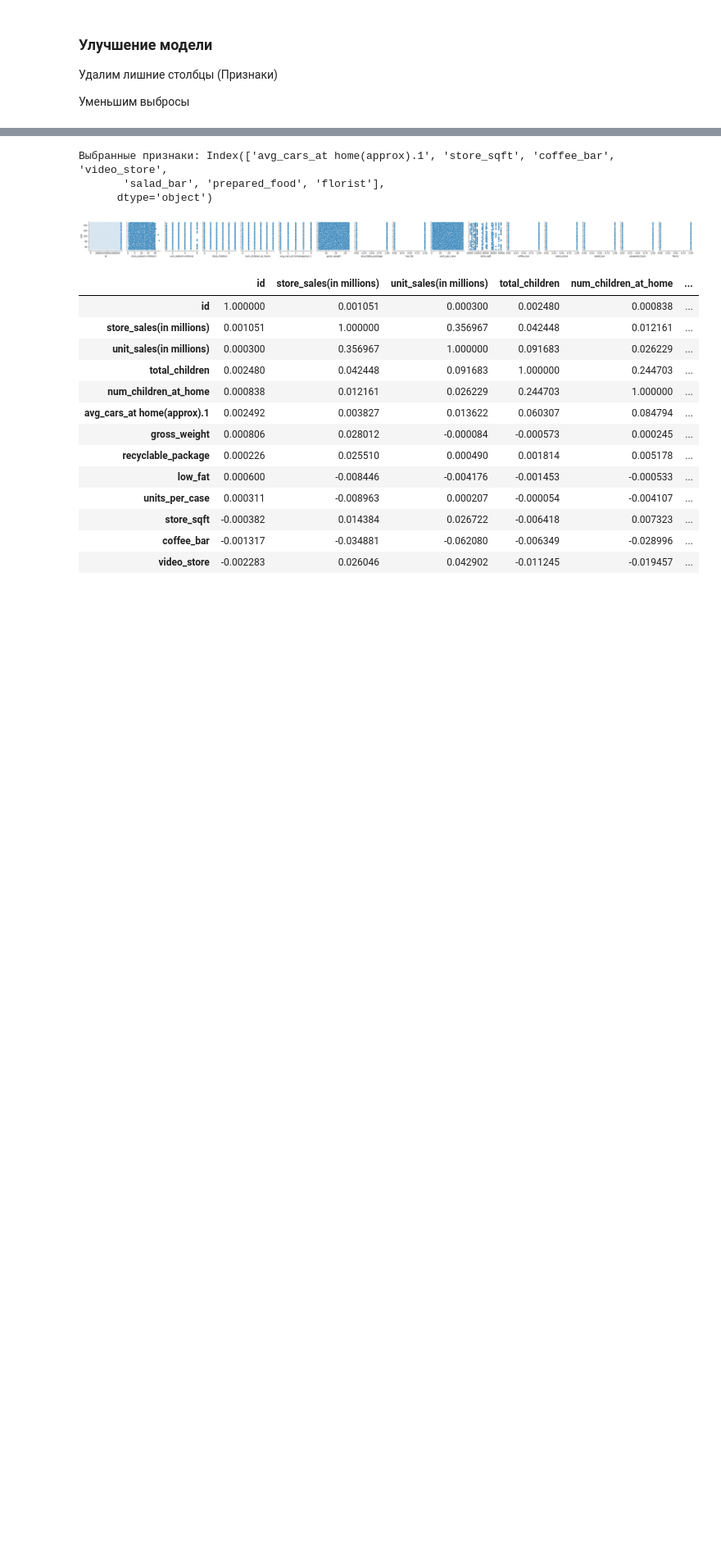
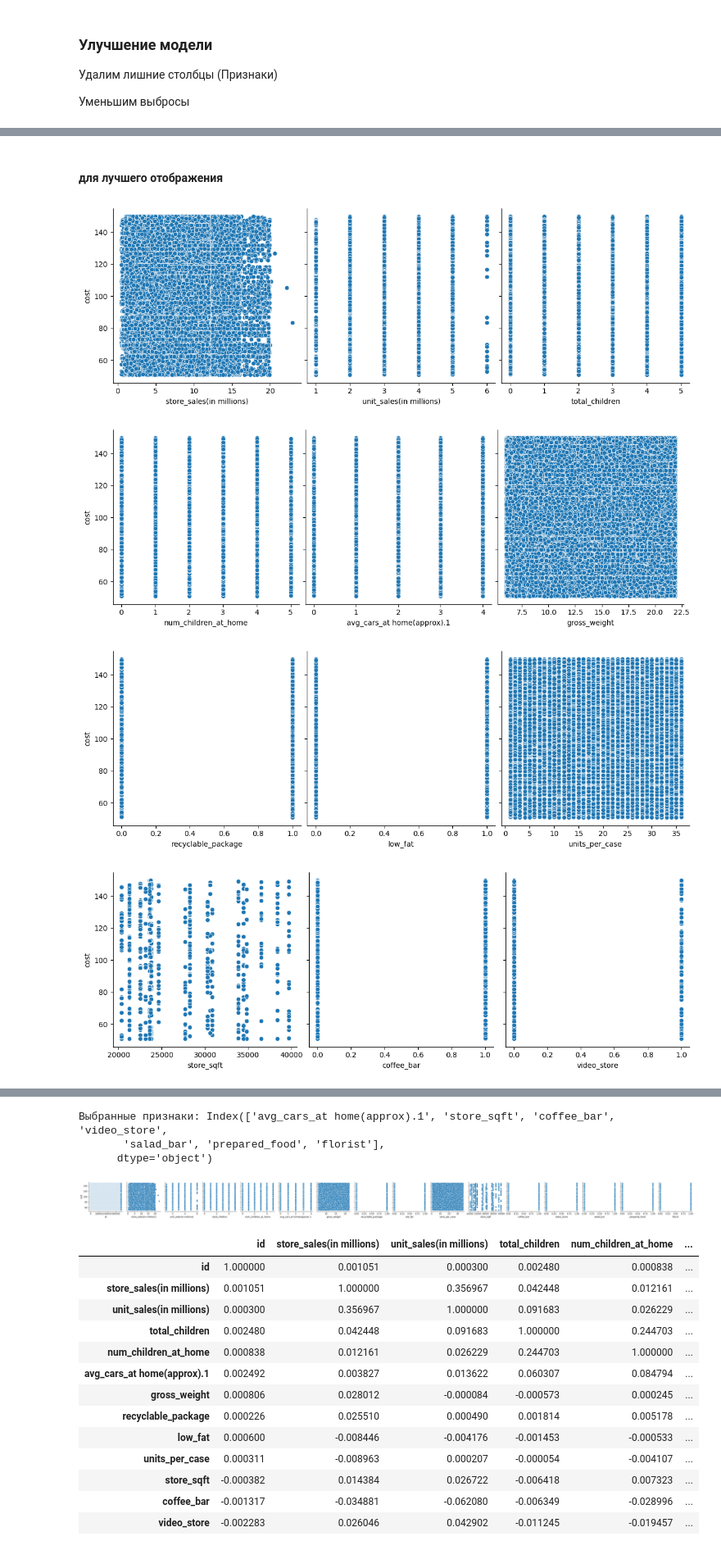
Before and after one commit to MALeyman/MAKSIM, a Jupyter notebook: ML/Linear_Regression/linear_regression.ipynb, the cells around one changed output, grey strips where cells are left out. Shown at 82% size. Saved outputs shown, nothing was run; the diff lists cells and outputs as text; code cells hidden in the pictures; blank space fills up the shorter version.

```diff
--- a/ML/Linear_Regression/linear_regression.ipynb
+++ b/ML/Linear_Regression/linear_regression.ipynb
@@ -212,0 +253,17 @@ plt.show()
+# %% [markdown]
+####  для лучшего отображения
+# %%
+features = list(data.columns.drop(['cost', 'id']))  # Все признаки, кроме cost
+num_features = len(features)
+
+group_size = 3
+feature_groups = [features[i:i + group_size] for i in range(0, num_features, group_size)]
+
+for group in feature_groups:
+    sns.pairplot(data, y_vars=['cost'], x_vars=group, height=4)
+    plt.show()
+# %% [output]
+[figure, added]
+[figure, added]
+[figure, added]
+[figure, added]
```
Also changed, not shown: parts of 19 cells of this notebook.
